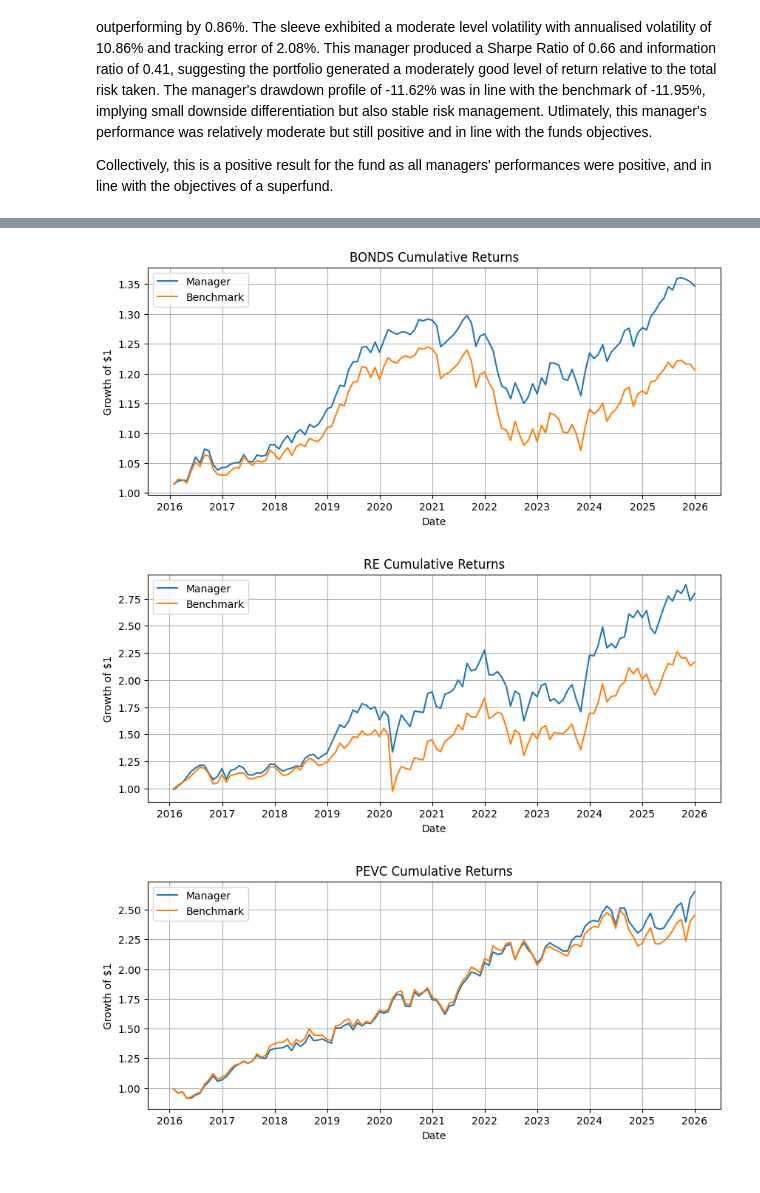
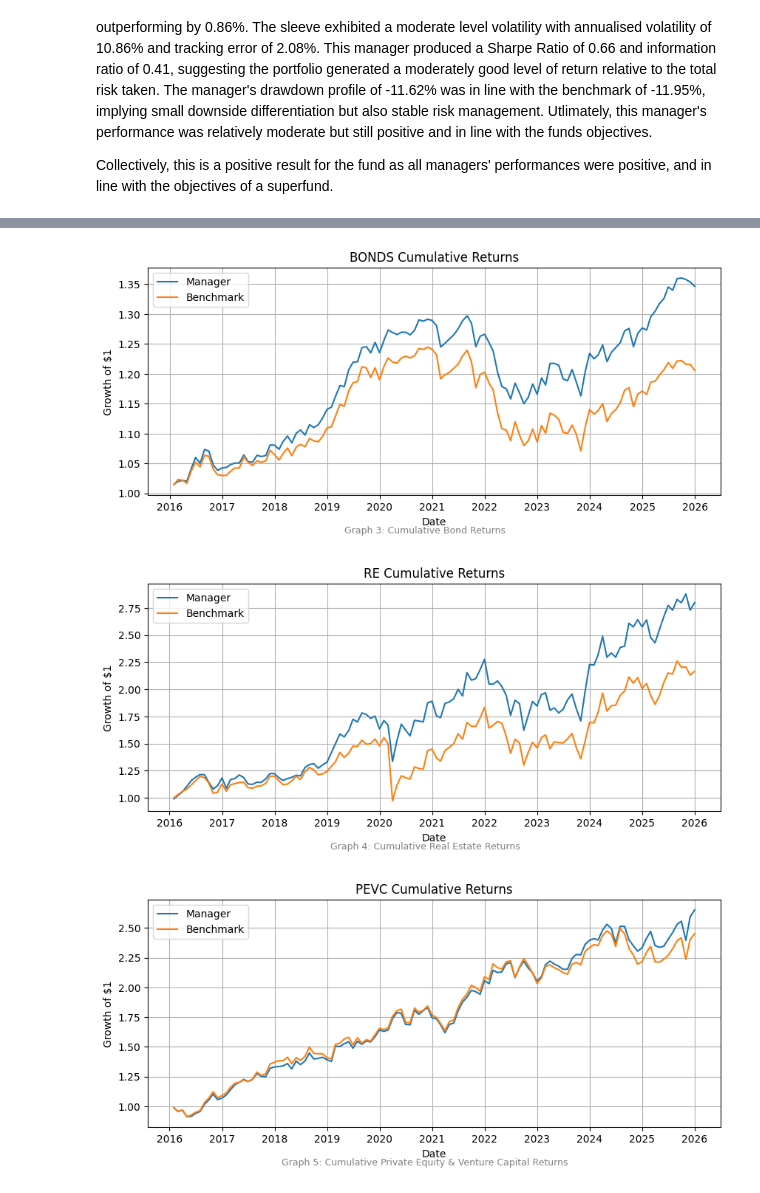
Before and after one commit to afperry2/FINM3422-Group-8-Task-2, a Jupyter notebook: notebook/multi-asset_portfolio_performance_report.ipynb, the cells around one changed output, grey strips where cells are left out. Cells and saved outputs as stored; diff of their text form; code cells hidden in the pictures.

Commit message:
Graphical analysis

```diff
--- a/notebook/multi-asset_portfolio_performance_report.ipynb
+++ b/notebook/multi-asset_portfolio_performance_report.ipynb
@@ -208,6 +208,14 @@ Lastly, the PE/VC sleeve delivered an annualised return of 10.24% against a benc
 
 Collectively, this is a positive result for the fund as all managers' performances were positive, and in line with the objectives of a superfund.
 # %%
+captions = {
+    "aus_eq": "Graph 1: Cumulative Australian Equity Returns",
+    "intl_eq": "Graph 2: Cumulative International Equity Returns",
+    "bonds": "Graph 3: Cumulative Bond Returns",
+    "re": "Graph 4: Cumulative Real Estate Returns",
+    "pevc": "Graph 5: Cumulative Private Equity & Venture Capital Returns"
+}
+
 for sleeve in df_managers.columns:
     wealth_mgr = (1 + df_managers[sleeve]).cumprod()
     wealth_bm  = (1 + df_benchmarks[sleeve]).cumprod()
@@ -219,5 +227,12 @@ for sleeve in df_managers.columns:
     plt.ylabel("Growth of $1")
     plt.legend()
     plt.grid(True)
+    plt.figtext(
+        0.5, -0.02,            # x=centre, y=just below the plot
+        captions[sleeve],
+        wrap=True,
+        horizontalalignment="center",
+        fontsize=9,
+        color="grey")
     plt.show()
 # %% [output]
@@ -226,3 +241,3 @@ for sleeve in df_managers.columns:
-[figure, old version]
+[figure, new version]
-[figure, old version]
+[figure, new version]
-[figure, old version]
+[figure, new version]
```
Also changed, not shown: parts of 3 cells of this notebook.
